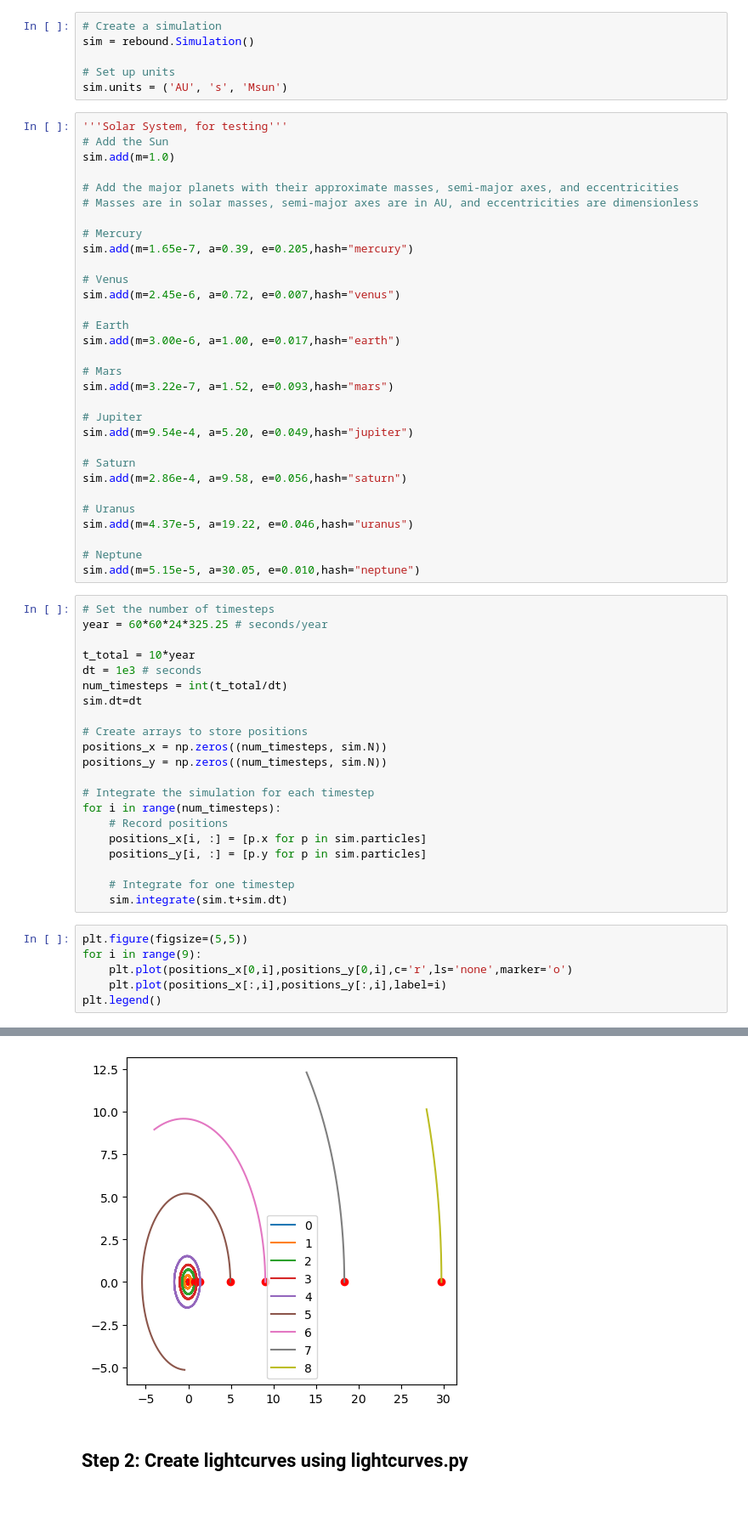
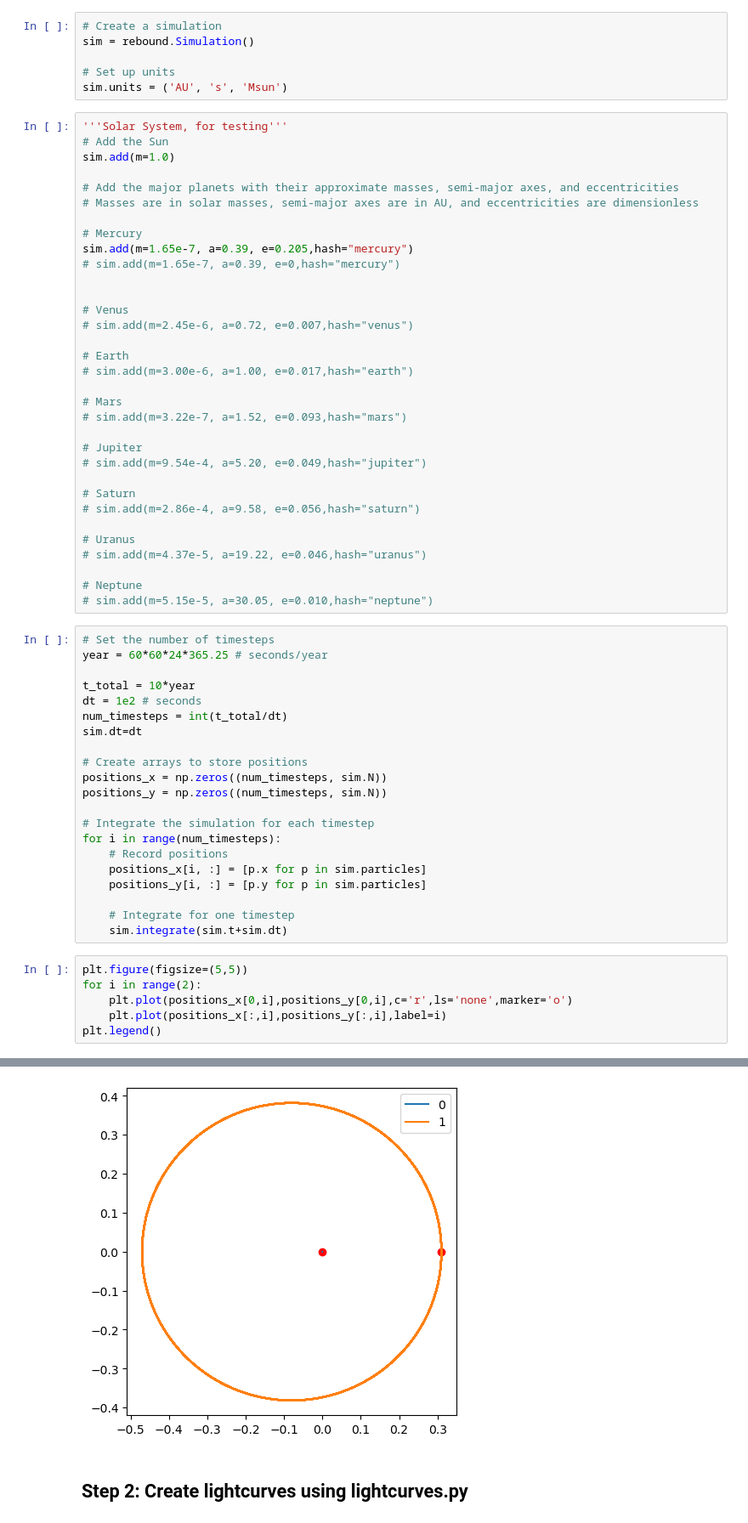
Before and after one commit to dccdoshi/Project_PHYS512, a Jupyter notebook: TransitTimingVariations.ipynb, the cells around one changed output, grey strips where cells are left out. Shown at 85% size. Saved outputs shown, nothing was run; the diff lists cells and outputs as text.

Commit message:
Update to TTV code
Includes a slightly better interpolation scheme to identify the mid transit times.
Also changed a typo in the definition of a year.

```diff
--- a/TransitTimingVariations.ipynb
+++ b/TransitTimingVariations.ipynb
@@ -79,33 +79,35 @@ sim.add(m=1.0)
 
 # Mercury
 sim.add(m=1.65e-7, a=0.39, e=0.205,hash="mercury")
+# sim.add(m=1.65e-7, a=0.39, e=0,hash="mercury")
+
 
 # Venus
-sim.add(m=2.45e-6, a=0.72, e=0.007,hash="venus")
+# sim.add(m=2.45e-6, a=0.72, e=0.007,hash="venus")
 
 # Earth
-sim.add(m=3.00e-6, a=1.00, e=0.017,hash="earth")
+# sim.add(m=3.00e-6, a=1.00, e=0.017,hash="earth")
 
 # Mars
-sim.add(m=3.22e-7, a=1.52, e=0.093,hash="mars")
+# sim.add(m=3.22e-7, a=1.52, e=0.093,hash="mars")
 
 # Jupiter
-sim.add(m=9.54e-4, a=5.20, e=0.049,hash="jupiter")
+# sim.add(m=9.54e-4, a=5.20, e=0.049,hash="jupiter")
 
 # Saturn
-sim.add(m=2.86e-4, a=9.58, e=0.056,hash="saturn")
+# sim.add(m=2.86e-4, a=9.58, e=0.056,hash="saturn")
 
 # Uranus
-sim.add(m=4.37e-5, a=19.22, e=0.046,hash="uranus")
+# sim.add(m=4.37e-5, a=19.22, e=0.046,hash="uranus")
 
 # Neptune
-sim.add(m=5.15e-5, a=30.05, e=0.010,hash="neptune")
+# sim.add(m=5.15e-5, a=30.05, e=0.010,hash="neptune")
 # %%
 # Set the number of timesteps
-year = 60*60*24*325.25 # seconds/year
+year = 60*60*24*365.25 # seconds/year
 
 t_total = 10*year
-dt = 1e3 # seconds
+dt = 1e2 # seconds
 num_timesteps = int(t_total/dt)
 sim.dt=dt
 
@@ -123,13 +125,13 @@ for i in range(num_timesteps):
     sim.integrate(sim.t+sim.dt)
 # %%
 plt.figure(figsize=(5,5))
-for i in range(9):
+for i in range(2):
     plt.plot(positions_x[0,i],positions_y[0,i],c='r',ls='none',marker='o')
     plt.plot(positions_x[:,i],positions_y[:,i],label=i)
 plt.legend()
 # %% [output]
 <matplotlib.legend.Legend at 0x...>
-[figure, old version]
+[figure, new version]
 # %% [markdown]
 ## Step 2: Create lightcurves using lightcurves.py
 # %%
```
Also changed, not shown: parts of 5 cells of this notebook, 1 other file.
